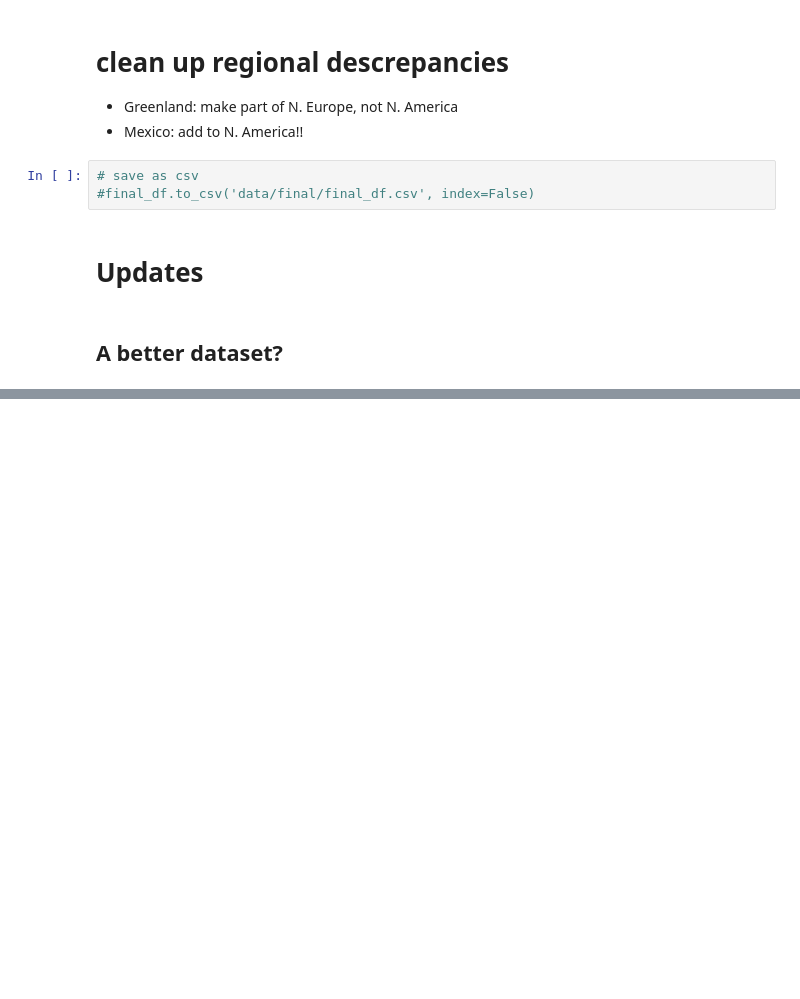
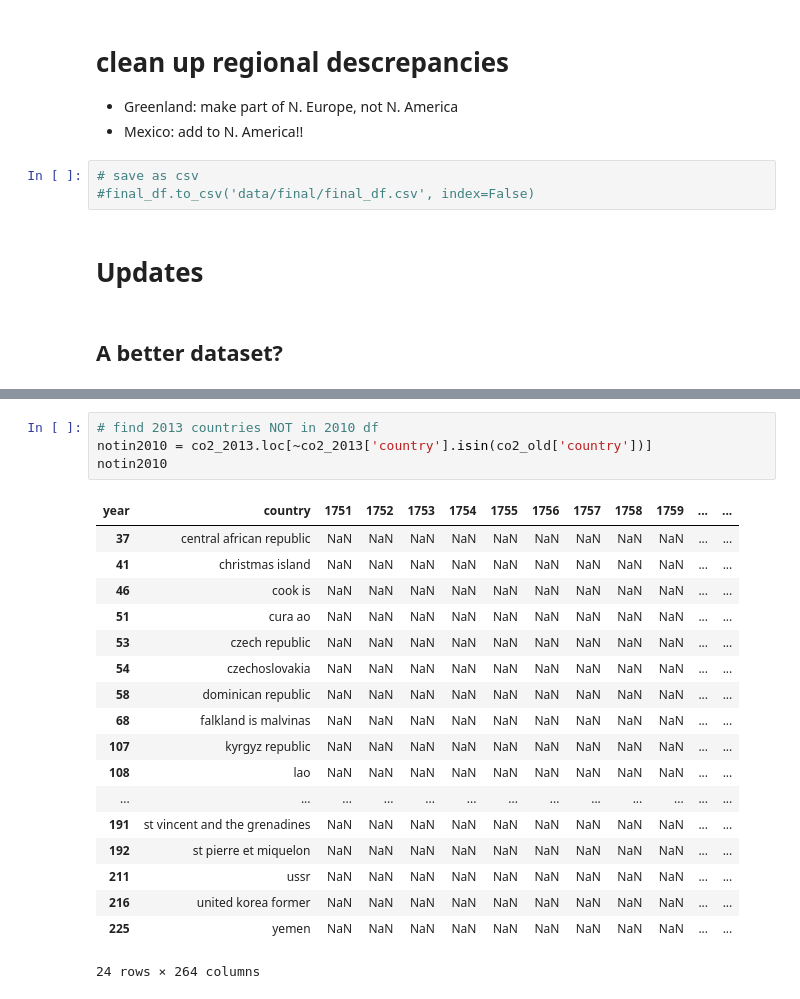
Before and after one commit to limegimlet/data_analysis_gapminder_co2, a Jupyter notebook: gapminder/make_df.ipynb, the cells around one changed output, grey strips where cells are left out. Saved outputs shown, nothing was run; the diff lists cells and outputs as text; blank space fills up the shorter version.

```diff
--- a/gapminder/make_df.ipynb
+++ b/gapminder/make_df.ipynb
@@ -897,0 +684,23 @@ SOx_new2.head()
+# %%
+# find 2013 countries NOT in 2010 df
+notin2010 = co2_2013.loc[~co2_2013['country'].isin(co2_old['country'])]
+notin2010
+# %% [output]
+| year | country | 1751 | 1752 | 1753 | 1754 | 1755 | 1756 | 1757 | 1758 | 1759 | ... | ... |
+| 37 | central african republic | NaN | NaN | NaN | NaN | NaN | NaN | NaN | NaN | NaN | ... | ... |
+| 41 | christmas island | NaN | NaN | NaN | NaN | NaN | NaN | NaN | NaN | NaN | ... | ... |
+| 46 | cook is | NaN | NaN | NaN | NaN | NaN | NaN | NaN | NaN | NaN | ... | ... |
+| 51 | cura ao | NaN | NaN | NaN | NaN | NaN | NaN | NaN | NaN | NaN | ... | ... |
+| 53 | czech republic | NaN | NaN | NaN | NaN | NaN | NaN | NaN | NaN | NaN | ... | ... |
+| 54 | czechoslovakia | NaN | NaN | NaN | NaN | NaN | NaN | NaN | NaN | NaN | ... | ... |
+| 58 | dominican republic | NaN | NaN | NaN | NaN | NaN | NaN | NaN | NaN | NaN | ... | ... |
+| 68 | falkland is malvinas | NaN | NaN | NaN | NaN | NaN | NaN | NaN | NaN | NaN | ... | ... |
+| 107 | kyrgyz republic | NaN | NaN | NaN | NaN | NaN | NaN | NaN | NaN | NaN | ... | ... |
+| 108 | lao | NaN | NaN | NaN | NaN | NaN | NaN | NaN | NaN | NaN | ... | ... |
+| ... | ... | ... | ... | ... | ... | ... | ... | ... | ... | ... | ... | ... |
+| 191 | st vincent and the grenadines | NaN | NaN | NaN | NaN | NaN | NaN | NaN | NaN | NaN | ... | ... |
+| 192 | st pierre et miquelon | NaN | NaN | NaN | NaN | NaN | NaN | NaN | NaN | NaN | ... | ... |
+| 211 | ussr | NaN | NaN | NaN | NaN | NaN | NaN | NaN | NaN | NaN | ... | ... |
+| 216 | united korea former | NaN | NaN | NaN | NaN | NaN | NaN | NaN | NaN | NaN | ... | ... |
+| 225 | yemen | NaN | NaN | NaN | NaN | NaN | NaN | NaN | NaN | NaN | ... | ... |
+24 rows × 264 columns
```
Also changed, not shown: parts of 62 cells of this notebook.
